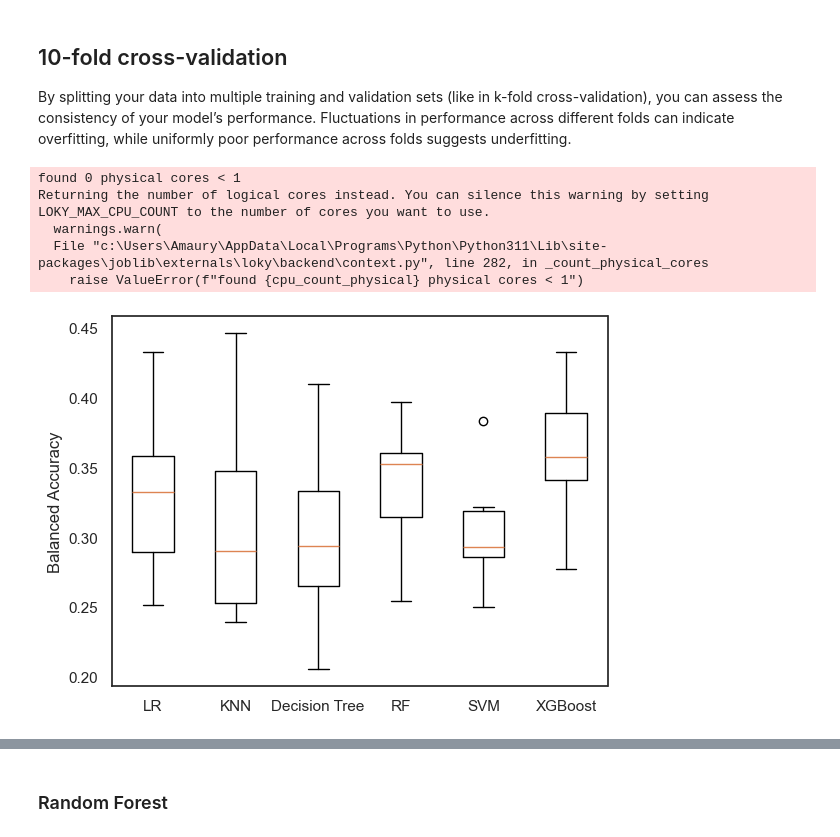
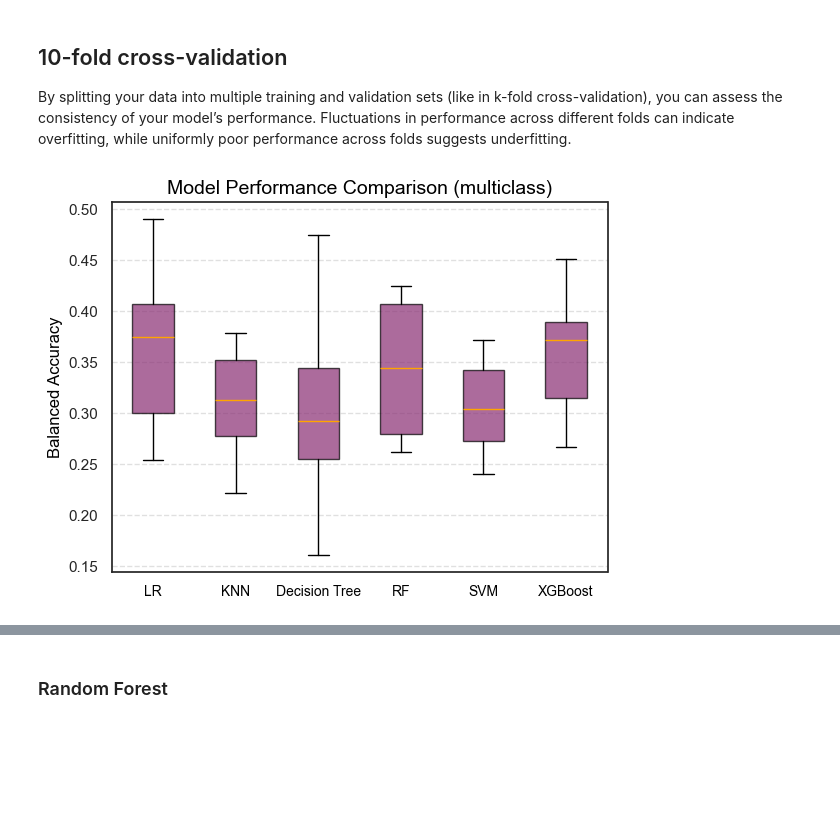
Before and after one commit to AmauryPelzer/Engel-outcome-prediction, a Jupyter notebook: notebooks/3. modeling/cl_modeling_multi.ipynb, the cells around one changed output, grey strips where cells are left out. Saved outputs shown, nothing was run; the diff lists cells and outputs as text; code cells hidden in the pictures; blank space fills up the shorter version.

```diff
--- a/notebooks/3. modeling/cl_modeling_multi.ipynb
+++ b/notebooks/3. modeling/cl_modeling_multi.ipynb
@@ -20,7 +23,7 @@ if (approach == "closest to dos") and pre_surgical:
     # Read dataframe
     wide_df = pd.read_csv("../../data/processed/preprocessed_ctd_pre.csv")
 
-elif (approach == "closest to dos"):
+elif approach == "closest to dos":
     # Read dataframe
     wide_df = pd.read_csv("../../data/processed/preprocessed_ctd.csv")
 
@@ -106,3 +184,13 @@ None
+# %%
+# One-Hot Encoding for the first four columns
+X = pd.get_dummies(
+    X,
+    columns=[
+        "surg_stage",
+        "seiz_onset_lat"
+        #"Cleaned_Surgeon"
+    ],
+)  # , "prev_aeds"
 # %% [markdown]
 ## Correlation matrix
 # %%
@@ -145,4 +257,6 @@ Index: []
 ## Split data into train/test
 # %%
 from sklearn.model_selection import train_test_split
-X_train, X_test, y_train, y_test = train_test_split(X, y, stratify=y, test_size=0.25, random_state=42)
+X_train, X_test, y_train, y_test = train_test_split(
+    X, y, stratify=y, test_size=0.2, random_state=42
+)
@@ -252,11 +374,23 @@ from sklearn.impute import SimpleImputer
 from sklearn.pipeline import Pipeline, make_pipeline
 
 # List of continuous variables
-numeric_var = ["age", "age_of_onset", "eo_days_postsurg", "eo_year_surg", "seizure_notes_word_cnt",
-               "eeg", "engel_outcomes", "mri", "neuroanatomical_labeling",
-               "neuropsychological_testing", "surgical_information", "freq_per_month",
-               "date_diff_surgical_information", "date_diff_eeg",
-               "date_diff_neuropsychological_testing", "date_diff_mri"] # , "prev_aeds_num"
+numeric_var = ["resect_pt_age",
+               "age_of_onset",
+               "eo_days_postsurg",
+               "eo_year_surg",
+               "seizure_notes_word_cnt",
+               "eeg",
+               "engel_outcomes",
+               "mri",
+               "neuroanatomical_labeling",
+               "neuropsychological_testing",
+               "surgical_information",
+               "freq_per_month",
+               "date_diff_eeg",
+               "date_diff_neuropsychological_testing",
+               "date_diff_mri",
+               "presurg_scan_age",
+                "BA_pred"] # , "prev_aeds_num"
 
 column_names = numeric_var + list(set(X_train.columns) - set(numeric_var))
 
@@ -275,39 +409,47 @@ models = {
     "LR": LogisticRegression(max_iter=2000, random_state=42),
     "KNN": KNeighborsClassifier(),
     "Decision Tree": DecisionTreeClassifier(random_state=42),
     "RF": RandomForestClassifier(random_state=42),
     "SVM": SVC(max_iter=2000, random_state=42),
     "XGBoost": XGBClassifier(random_state=42)
 }
 
 results = []
 
 # Loop through models
 for model_name, model in models.items():
     # Create a pipeline with the preprocessor and the model
     pipeline = Pipeline([
         ('preprocessor', preprocessor),
         ('model', model)
     ])
 
     # Create a stratified k-fold cross-validator
     kf = StratifiedKFold(n_splits=10, random_state=42, shuffle=True)
 
     # Cross-validate using the pipeline
     cv_results = cross_val_score(pipeline, X_train, y_train, cv=kf, scoring='balanced_accuracy')
 
     # Append cross-validation results to the results list
     results.append(cv_results)
 
-# Plot the results
-plt.boxplot(results, labels=models.keys())
+# Plot the results with the desired style
+plt.boxplot(results, labels=models.keys(), patch_artist=True,
+            boxprops=dict(facecolor='#892d73', alpha=0.7, color='black'),  # Box color and edge color
+            medianprops=dict(color='orange'),  # Median line color
+            whiskerprops=dict(color='black'),  # Whisker color
+            capprops=dict(color='black'),  # Cap color
+            flierprops=dict(marker='o', color='black', markersize=5))  # Outlier marker style
 
-plt.ylabel('Balanced Accuracy')
+# Add labels and title with enhanced styling
+plt.ylabel("Balanced Accuracy", fontsize=12, color='black')
+plt.xticks(fontsize=10, color='black')
+plt.title('Model Performance Comparison (multiclass)', fontsize=14, color='black')
+
+# Add grid for better readability
+plt.grid(axis='y', linestyle='--', alpha=0.6)
+
+# Show the plot
 plt.show()
 # %% [output]
-found 0 physical cores < 1
-Returning the number of logical cores instead. You can silence this warning by setting LOKY_MAX_CPU_COUNT to the number of cores you want to use.
-  warnings.warn(
-  File "c:\Users\Amaury\AppData\Local\Programs\Python\Python311\Lib\site-packages\joblib\externals\loky\backend\context.py", line 282, in _count_physical_cores
-    raise ValueError(f"found {cpu_count_physical} physical cores < 1")
-[figure, old version]
+[figure, new version]
```
Also changed, not shown: parts of 42 cells of this notebook.
